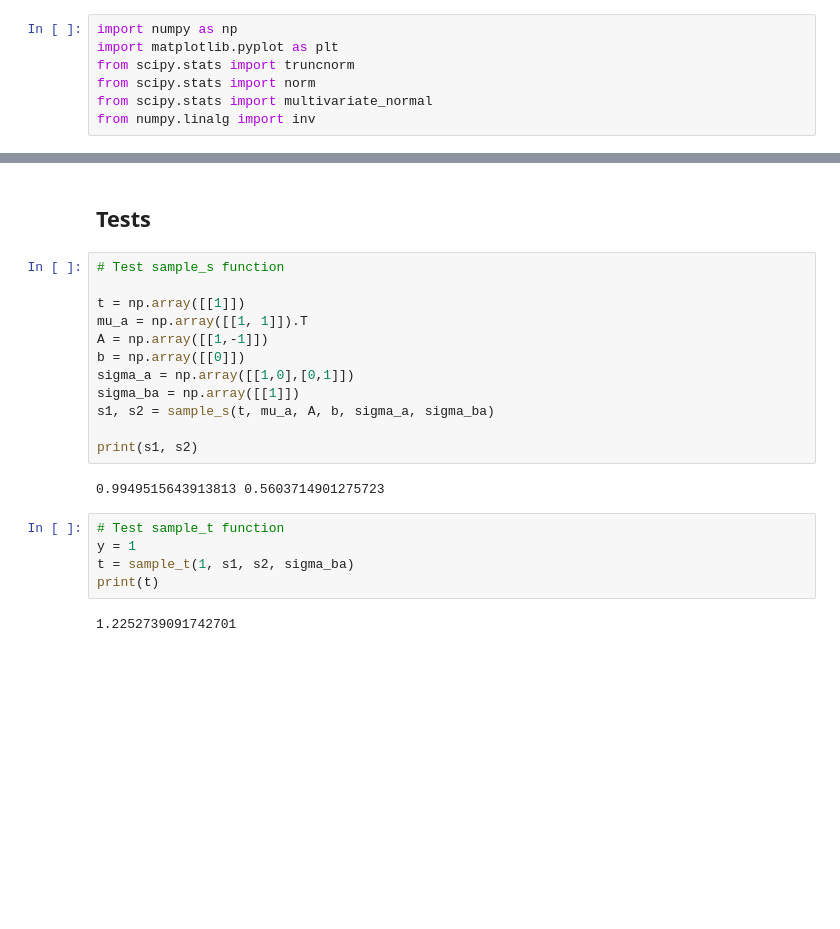
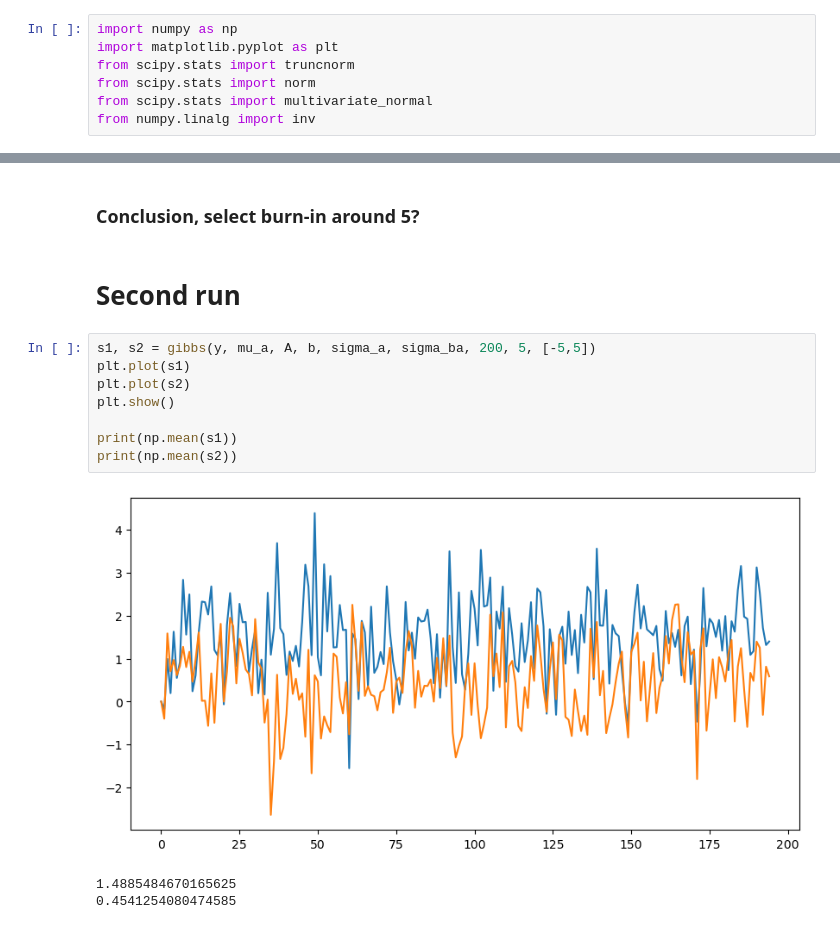
Before and after one commit to emiresenov/APML, a Jupyter notebook: Project.ipynb, the cells around one changed output, grey strips where cells are left out. Drawn from its saved outputs; the diff is of its cells as text; blank space fills up the shorter version.

```diff
--- a/Project.ipynb
+++ b/Project.ipynb
@@ -66,23 +80,16 @@ print(np.mean(s2))
-# %% [markdown]
-## Tests
-# %%
-# Test sample_s function
-
-t = np.array([[1]])
-mu_a = np.array([[1, 1]]).T
-A = np.array([[1,-1]])
-b = np.array([[0]])
-sigma_a = np.array([[1,0],[0,1]])
-sigma_ba = np.array([[1]])
-s1, s2 = sample_s(t, mu_a, A, b, sigma_a, sigma_ba)
-
-print(s1, s2)
-# %% [output]
-0.9949515643913813 0.5603714901275723
-# %%
-# Test sample_t function
-y = 1
-t = sample_t(1, s1, s2, sigma_ba)
-print(t)
-# %% [output]
-1.2252739091742701
+# %% [markdown]
+### Conclusion, select burn-in around 5?
+# %% [markdown]
+# Second run
+# %%
+s1, s2 = gibbs(y, mu_a, A, b, sigma_a, sigma_ba, 200, 5, [-5,5])
+plt.plot(s1)
+plt.plot(s2)
+plt.show()
+
+print(np.mean(s1))
+print(np.mean(s2))
+# %% [output]
+[figure, added]
+1.4885484670165625
+0.4541254080474585
```
Also changed, not shown: parts of 6 cells of this notebook.
